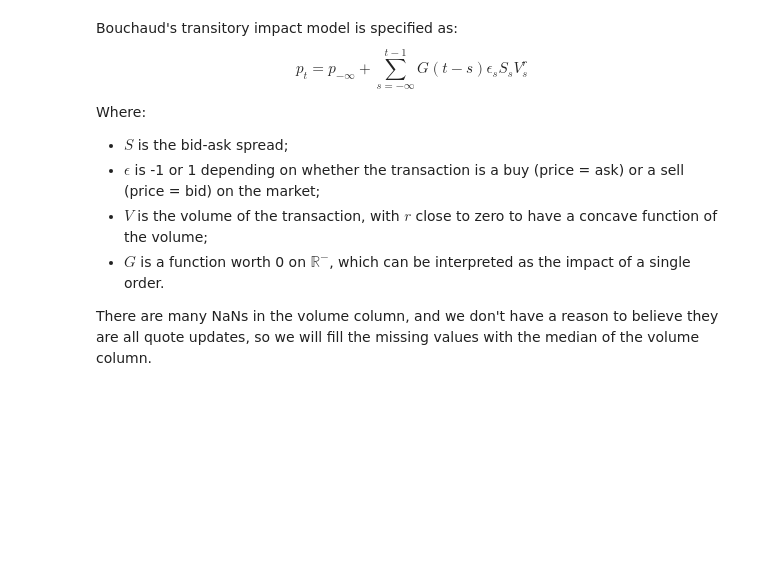
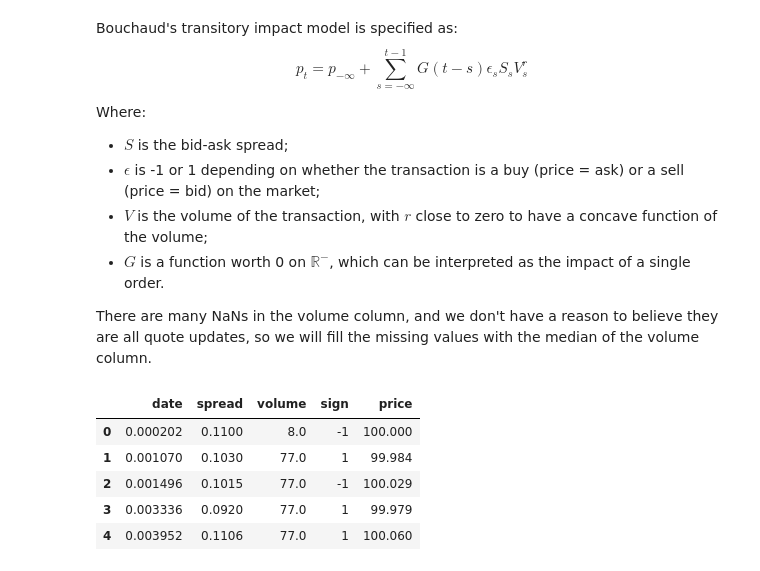
Before and after one commit to MartinJondeau/Market-Risk-Modelling, a Jupyter notebook: Question_D.ipynb, the cells around one changed output. Drawn from its saved outputs; the diff is of its cells as text; code cells hidden in the pictures; blank space fills up the shorter version.

```diff
--- a/Question_D.ipynb
+++ b/Question_D.ipynb
@@ -46,5 +46,12 @@ Where:
 There are many NaNs in the volume column, and we don't have a reason to believe they are all quote updates, so we will fill the missing values with the median of the volume column.
 # %%
 # We replace missing values by the median to avoid losing most the data
-median = df['volume'].median()
-df['volume_filled'] = df['volume'].fillna(median)
+df['volume'] = df['volume'].fillna(df['volume'].median())
+df.head()
+# %% [output]
+|  | date | spread | volume | sign | price |
+| 0 | 0.000202 | 0.1100 | 8.0 | -1 | 100.000 |
+| 1 | 0.001070 | 0.1030 | 77.0 | 1 | 99.984 |
+| 2 | 0.001496 | 0.1015 | 77.0 | -1 | 100.029 |
+| 3 | 0.003336 | 0.0920 | 77.0 | 1 | 99.979 |
+| 4 | 0.003952 | 0.1106 | 77.0 | 1 | 100.060 |
```
Also changed, not shown: parts of 9 cells of this notebook.
